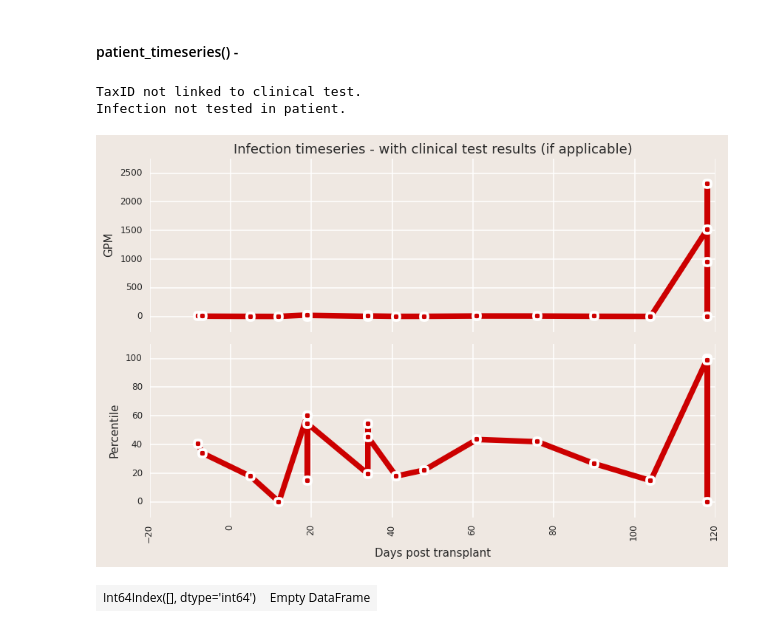
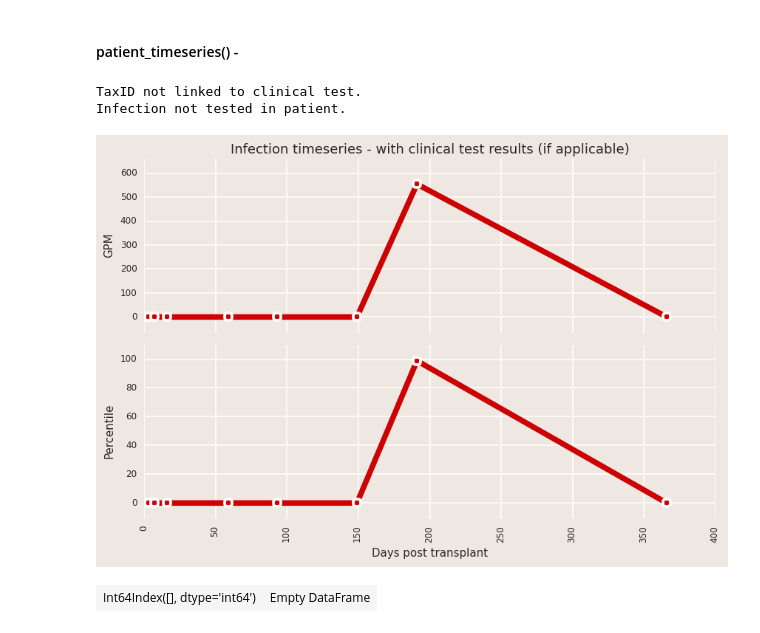
Before and after one commit to lmart999/CS229, a Jupyter notebook: ie_sql.ipynb, the cells around one changed output. Cells and saved outputs as stored; diff of their text form; code cells hidden in the pictures.

```diff
--- a/ie_sql.ipynb
+++ b/ie_sql.ipynb
@@ -424,8 +419,8 @@ ax.set_title('Distribution of %s with sample highlighted'%variety,fontsize = 10)
 # %% [markdown]
 #### patient_infection() -
 # %%
-patient='I6'
-taxID='1743' # 4930, 1743, 48736 110456
+patient='L81'
+taxID='687333' # 4930, 1743, 48736 110456
 taxID=int(taxID) # *** Change type --- passed as string, but int in dataframes ***
 # %%
 # Pull patient sequencing data
@@ -491,8 +465,6 @@ m2
 #### patient_timeseries() -
 # %%
 dataToPlot='GPM'
-
-# SQL Code
 
 # Pull data for patient
 pat_with_tax_sql=sql.read_sql("select Grammy_Table.Sample_ID,Tax_Table.%s,SUM(Grammy_Table.Normalized_Abundance) "
@@ -594,42 +566,34 @@ ax1.set_xticklabels([])
 # ax1.set_xlabel('Days post transplant', fontsize = 10)
 ax1.set_ylabel(ylabel, fontsize = 10)
 ax1.set_title('Infection timeseries - with clinical test results (if applicable)',fontsize = 12)
 limits = ax1.axis()
 ax1.set_ylim([-limits[3]*0.1,limits[3]])
 
 # Percentile
 plotdata=per_plot
 ylabel='Percentile'
 
 ax2.plot(days,plotdata,'o-',color=plot_color,ms=7,mew=2.5,mec='white',linewidth=5,alpha=alpha,zorder=z,label=getName(taxID))
 limits = ax2.axis()
 ymax=limits[3]*1.1
 ax2.set_ylim([0,limits[3]*1.1])
 arrowYScale=np.abs(limits[3]-limits[2])*0.02
 arrowXScale=np.abs(limits[1]-limits[0])*0.01
 alpha=1
 
-'''
-if results_flag:
-    for d in clinical_results_patient.loc[clinical_results_patient['Test_Result']==0,'DaysPostTX_test']:
-        ax2.arrow(d,ymax,0.0,-1*arrowYScale,fc='black', ec='black',head_width=arrowXScale,head_length=1.0*arrowYScale,alpha=alpha)
-    for d in clinical_results_patient.loc[clinical_results_patient['Test_Result']==1,'DaysPostTX_test']:
-        ax2.arrow(d,ymax,0.0,-1*arrowYScale, fc='red', ec='red',head_width=arrowXScale,head_length=1.0*arrowYScale,alpha=alpha)
-'''
-
 plt.setp(ax2.get_xticklabels(), rotation='vertical', fontsize=8)
 plt.setp(ax2.get_yticklabels(), rotation='horizontal', fontsize=8)
 ax2.set_xlabel('Days post transplant', fontsize = 10)
 ax2.set_ylabel(ylabel, fontsize = 10)
 # ax2.set_title('Infection timeseries - with clinical test results (if applicable)',fontsize = 12)
 limits = ax2.axis()
 ax2.set_ylim([-limits[3]*0.1,limits[3]])
 
 plt.tight_layout()
 # %% [output]
 TaxID not linked to clinical test.
 Infection not tested in patient.
-[figure, old version]
+[figure, new version]
 # %%
 clinical_data_all=sql.read_sql("select * "
                            "from Clinical_Table " , conn)
```
Also changed, not shown: parts of 5 cells of this notebook.
